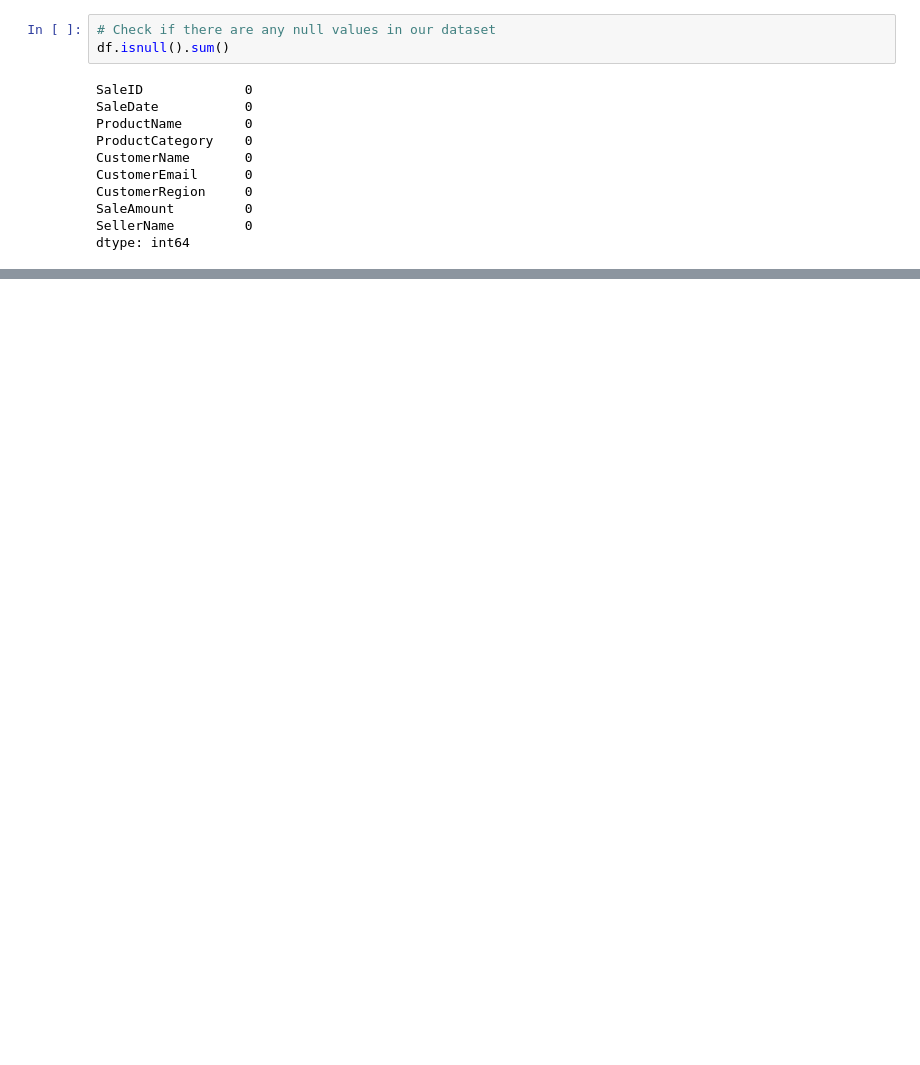
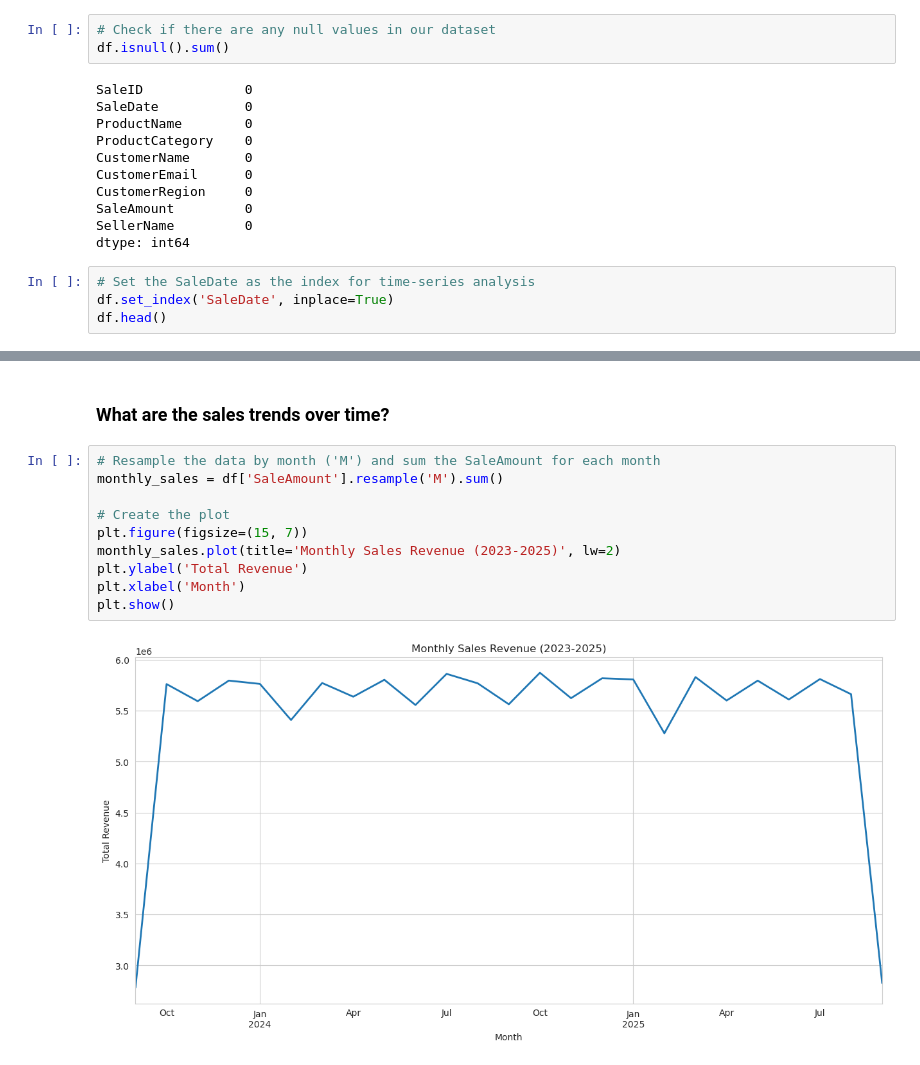
Before and after one commit to OscarBit/sales-analytics-system, a Jupyter notebook: sales_analysis.ipynb, the cells around one changed output, grey strips where cells are left out. Drawn from its saved outputs; the diff is of its cells as text; blank space fills up the shorter version.

Commit message:
docs(analysis): add business analysis and visualizations

```diff
--- a/sales_analysis.ipynb
+++ b/sales_analysis.ipynb
@@ -95,3 +95,7 @@ CustomerRegion     0
 SaleAmount         0
 SellerName         0
 dtype: int64
+# %%
+# Set the SaleDate as the index for time-series analysis
+df.set_index('SaleDate', inplace=True)
+df.head()
@@ -97,0 +110,14 @@ dtype: int64
+# %% [markdown]
+### What are the sales trends over time?
+# %%
+# Resample the data by month ('M') and sum the SaleAmount for each month
+monthly_sales = df['SaleAmount'].resample('M').sum()
+
+# Create the plot
+plt.figure(figsize=(15, 7))
+monthly_sales.plot(title='Monthly Sales Revenue (2023-2025)', lw=2)
+plt.ylabel('Total Revenue')
+plt.xlabel('Month')
+plt.show()
+# %% [output]
+[figure, added]
```
Also changed, not shown: parts of 7 cells of this notebook.
